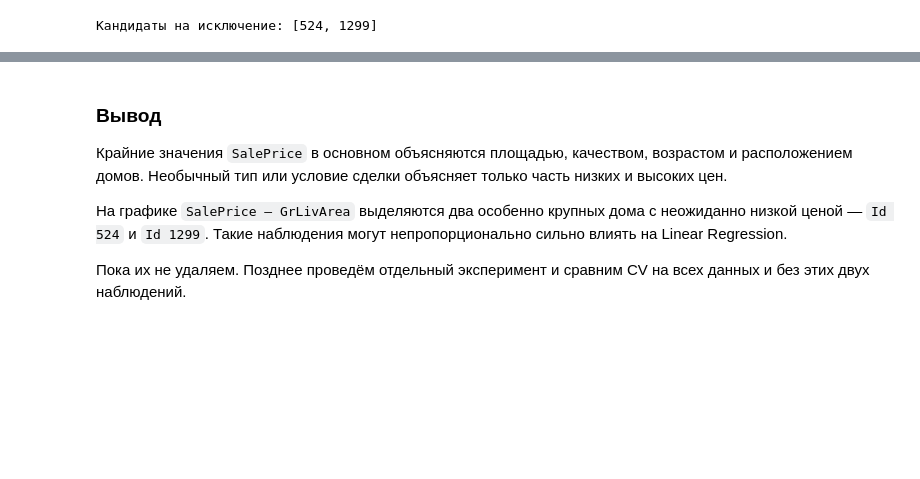
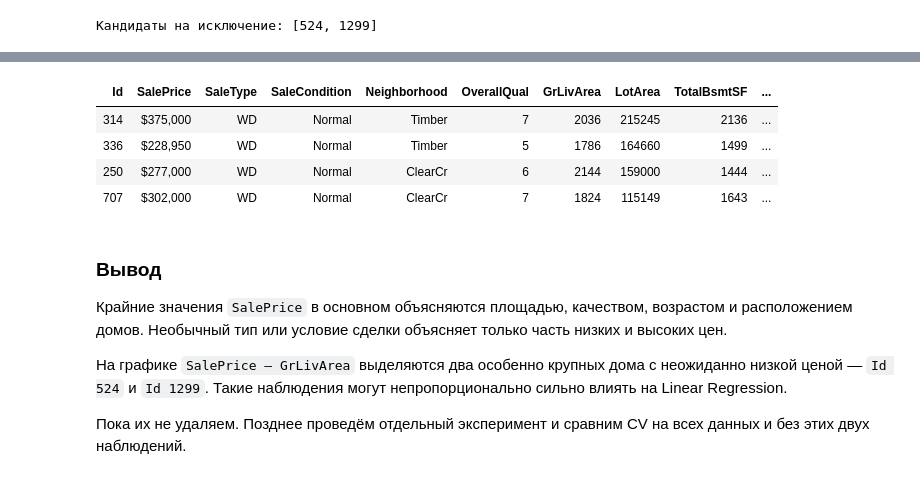
Before and after one commit to AntonUkhabin/House_Prices_Kaggle, a Jupyter notebook: EDA.ipynb, the cells around one changed output, grey strips where cells are left out. Saved outputs shown, nothing was run; the diff lists cells and outputs as text; code cells hidden in the pictures; blank space fills up the shorter version.

```diff
--- a/EDA.ipynb
+++ b/EDA.ipynb
@@ -584,3 +596,17 @@ print('Кандидаты на исключение:', candidate_outlier_ids)
+# %%
+large_landes = (
+    eda_df.loc[eda_df['LotArea'].gt(100000), outlier_columns]
+    .assign(price_per_sqft=lambda df: df[TARGET] / df['LotArea'])
+    .sort_values('LotArea', ascending=False)
+)
+
+display(large_landes.style.hide(axis='index').format({TARGET: '${:,.0f}', 'price_per_sqft': '${:,.2f}'}))
+# %% [output]
+| Id | SalePrice | SaleType | SaleCondition | Neighborhood | OverallQual | GrLivArea | LotArea | TotalBsmtSF | ... |
+| 314 | $375,000 | WD | Normal | Timber | 7 | 2036 | 215245 | 2136 | ... |
+| 336 | $228,950 | WD | Normal | Timber | 5 | 1786 | 164660 | 1499 | ... |
+| 250 | $277,000 | WD | Normal | ClearCr | 6 | 2144 | 159000 | 1444 | ... |
+| 707 | $302,000 | WD | Normal | ClearCr | 7 | 1824 | 115149 | 1643 | ... |
 # %% [markdown]
 ### Вывод
 
```
Also changed, not shown: parts of 2 cells of this notebook, 5 other files.
